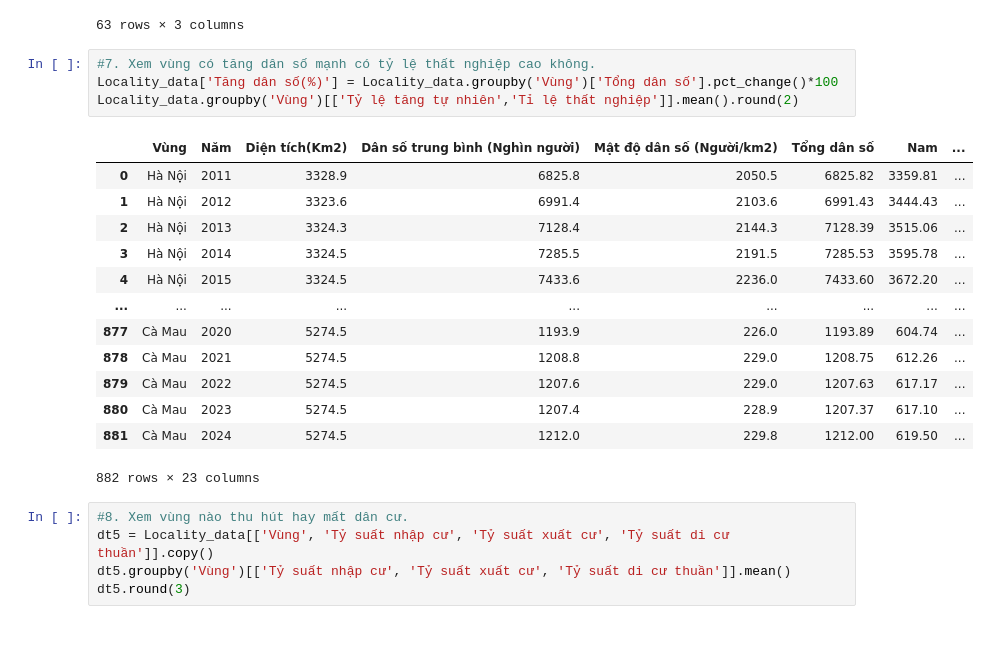
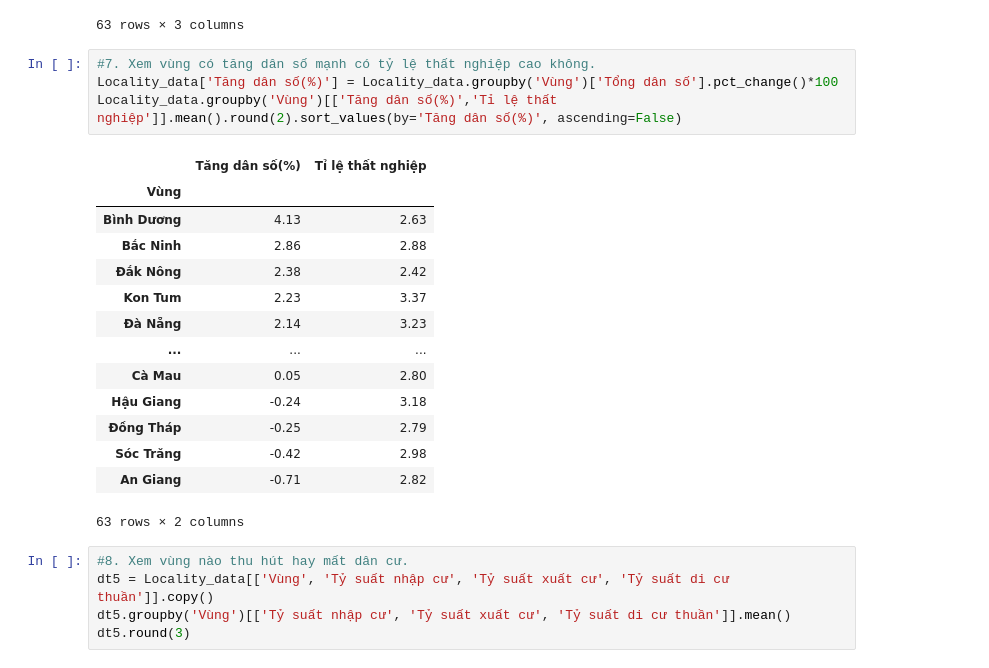
Before and after one commit to KhoiNguyen0000/Final, a Jupyter notebook: 05_Pandas_query.ipynb, the cells around one changed output. Cells and saved outputs as stored; diff of their text form; blank space fills up the shorter version.

```diff
--- a/05_Pandas_query.ipynb
+++ b/05_Pandas_query.ipynb
@@ -119,21 +119,22 @@ dt4
 # %%
 #7. Xem vùng có tăng dân số mạnh có tỷ lệ thất nghiệp cao không.
 Locality_data['Tăng dân số(%)'] = Locality_data.groupby('Vùng')['Tổng dân số'].pct_change()*100
-Locality_data.groupby('Vùng')[['Tỷ lệ tăng tự nhiên','Tỉ lệ thất nghiệp']].mean().round(2)
+Locality_data.groupby('Vùng')[['Tăng dân số(%)','Tỉ lệ thất nghiệp']].mean().round(2).sort_values(by='Tăng dân số(%)', ascending=False)
 # %% [output]
-|  | Vùng | Năm | Diện tích(Km2) | Dân số trung bình (Nghìn người) | Mật độ dân số (Người/km2) | Tổng dân số | Nam | ... |
-| 0 | Hà Nội | 2011 | 3328.9 | 6825.8 | 2050.5 | 6825.82 | 3359.81 | ... |
-| 1 | Hà Nội | 2012 | 3323.6 | 6991.4 | 2103.6 | 6991.43 | 3444.43 | ... |
-| 2 | Hà Nội | 2013 | 3324.3 | 7128.4 | 2144.3 | 7128.39 | 3515.06 | ... |
-| 3 | Hà Nội | 2014 | 3324.5 | 7285.5 | 2191.5 | 7285.53 | 3595.78 | ... |
-| 4 | Hà Nội | 2015 | 3324.5 | 7433.6 | 2236.0 | 7433.60 | 3672.20 | ... |
-| ... | ... | ... | ... | ... | ... | ... | ... | ... |
-| 877 | Cà Mau | 2020 | 5274.5 | 1193.9 | 226.0 | 1193.89 | 604.74 | ... |
-| 878 | Cà Mau | 2021 | 5274.5 | 1208.8 | 229.0 | 1208.75 | 612.26 | ... |
-| 879 | Cà Mau | 2022 | 5274.5 | 1207.6 | 229.0 | 1207.63 | 617.17 | ... |
-| 880 | Cà Mau | 2023 | 5274.5 | 1207.4 | 228.9 | 1207.37 | 617.10 | ... |
-| 881 | Cà Mau | 2024 | 5274.5 | 1212.0 | 229.8 | 1212.00 | 619.50 | ... |
+|  | Tăng dân số(%) | Tỉ lệ thất nghiệp |
+| Vùng |  |  |
+| Bình Dương | 4.13 | 2.63 |
+| Bắc Ninh | 2.86 | 2.88 |
+| Đắk Nông | 2.38 | 2.42 |
+| Kon Tum | 2.23 | 3.37 |
+| Đà Nẵng | 2.14 | 3.23 |
+| ... | ... | ... |
+| Cà Mau | 0.05 | 2.80 |
+| Hậu Giang | -0.24 | 3.18 |
+| Đồng Tháp | -0.25 | 2.79 |
+| Sóc Trăng | -0.42 | 2.98 |
+| An Giang | -0.71 | 2.82 |
-882 rows × 23 columns
+63 rows × 2 columns
 # %%
 #8. Xem vùng nào thu hút hay mất dân cư.
 dt5 = Locality_data[['Vùng', 'Tỷ suất nhập cư', 'Tỷ suất xuất cư', 'Tỷ suất di cư thuần']].copy()
```
